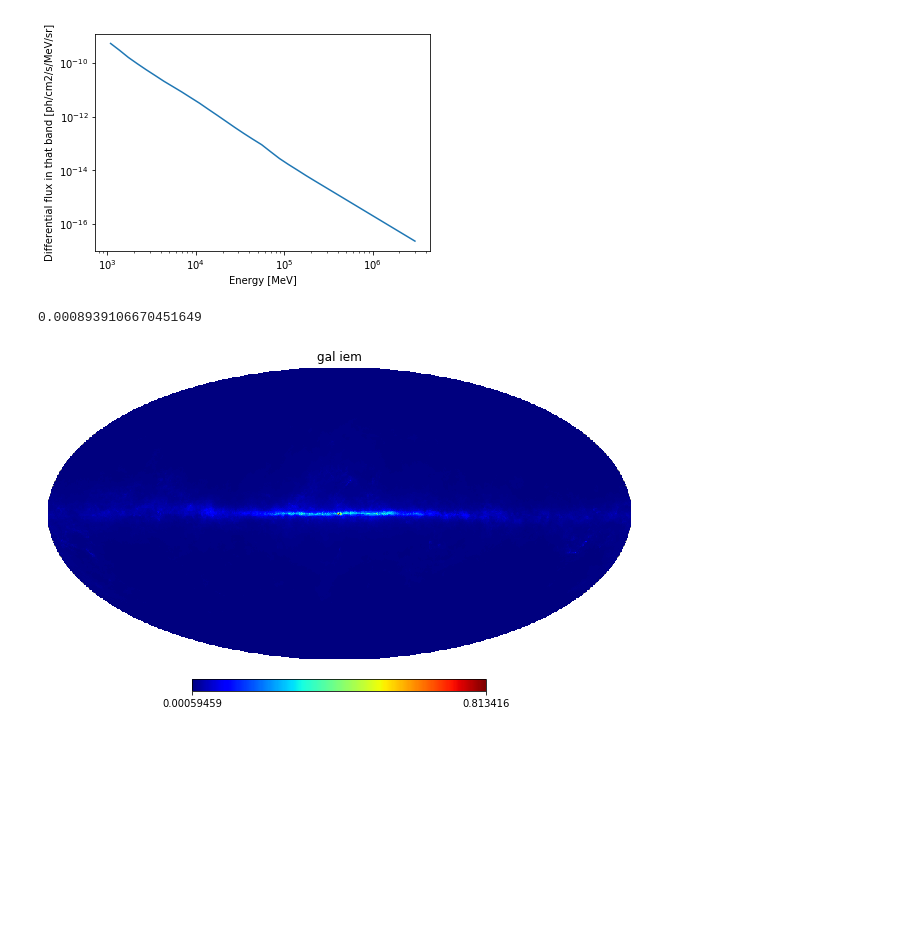
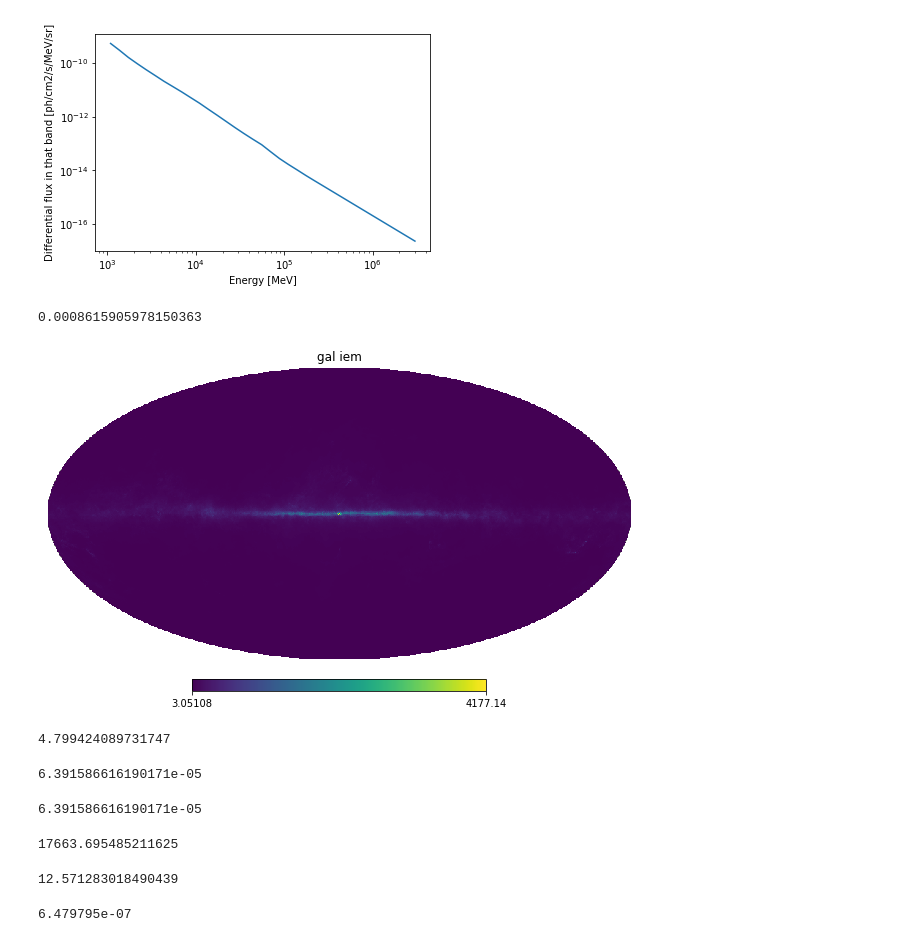
Before and after one commit to runburg/dm_gal_substructure, a Jupyter notebook: backgrounds.ipynb, the cells around one changed output. Drawn from its saved outputs; the diff is of its cells as text; code cells hidden in the pictures; blank space fills up the shorter version.

```diff
--- a/backgrounds.ipynb
+++ b/backgrounds.ipynb
@@ -23,7 +23,7 @@ from utils import read_param_file, update_params
 from IPython.core.display import display, HTML
 display(HTML("<style>.container { width:100% !important; }</style>"))
 # %%
-gal_background_file = 'output/background.fits'
+gal_background_file = 'output/gll_iem_v07.fits'
 iso_background_file = 'output/iso_P8R3_SOURCE_V2_FRONT_v1.txt'
 param_file = './source/n0.params'
 
@@ -88,12 +86,14 @@ plt.ylabel('Differential flux in that band [ph/cm2/s/MeV/sr]');
 seconds_to_yr = 365 * 24 * 60 * 60
 
 gev_index = 15
-iso_flux = np.trapz(iso_bg[gev_index:, 1], iso_bg[gev_index:, 0]) * omega_pixel * seconds_to_yr
+iso_flux = integrate.simps(iso_bg[gev_index:, 1], iso_bg[gev_index:, 0]) * omega_pixel * seconds_to_yr
+# iso_flux = np.trapz(iso_bg[gev_index:, 1], iso_bg[gev_index:, 0]) * omega_pixel * seconds_to_yr
 params = update_params(param_file, params, 'iso_flux_bg', iso_flux)
 params = update_params(param_file, params, 'gal_flux_bg_file', gal_flux_file)
 
 gev_index = 12
-gal_flux = np.trapz(gal_bg[0].data[gev_index:], gal_bg[1].data.astype(np.float64)[gev_index:], axis=0) * omega_pixel * seconds_to_yr
+gal_flux = integrate.simps(gal_bg[0].data[gev_index:], gal_bg[1].data.astype(np.float64)[gev_index:], axis=0) * omega_pixel * seconds_to_yr
+# gal_flux = np.trapz(gal_bg[0].data[gev_index:], gal_bg[1].data.astype(np.float64)[gev_index:], axis=0) * omega_pixel * seconds_to_yr
 
 wcs = WCS(gal_bg[0].header).dropaxis(2)
 transtohpx, footprint = reproject.reproject_to_healpix((gal_flux, wcs), 'galactic', nside=nside)
@@ -102,12 +102,16 @@ np.save(gal_flux_file, np.nan_to_num(transtohpx))
 
 print(iso_flux)
 # %% [output]
-0.0008939106670451649
+0.0008615905978150363
 # %%
 param_file = './source/n-1.params'
 params = update_params(param_file, params, 'iso_flux_bg', iso_flux)
 params = update_params(param_file, params, 'gal_flux_bg_file', gal_flux_file)
 # %%
-healpy.mollview(transtohpx, cmap=cm.jet, title="gal iem")
+healpy.mollview(transtohpx * params['exposure'], cmap=cm.viridis, title="gal iem")
 # %% [output]
-[figure, old version]
+[figure, new version]
+# %%
+iso_flux * params['exposure']
+# %% [output]
+4.799424089731747
@@ -113,0 +120,12 @@ healpy.mollview(transtohpx, cmap=cm.jet, title="gal iem")
+# %%
+healpy.nside2pixarea(params['nside'])
+# %% [output]
+6.391586616190171e-05
+# %%
+params['omega_pixel']
+# %% [output]
+6.391586616190171e-05
+# %%
+14000/(4 * np.pi) * 5 / seconds_to_yr * 1e8
+# %% [output]
+17663.695485211625
@@ -113,0 +135,8 @@ healpy.mollview(transtohpx, cmap=cm.jet, title="gal iem")
+# %%
+iso_flux * params['exposure']
+# %% [output]
+12.571283018490439
+# %%
+gal_bg[0].data[0].mean()
+# %% [output]
+6.479795e-07
```
Also changed, not shown: parts of 6 cells of this notebook, 7 other files.
